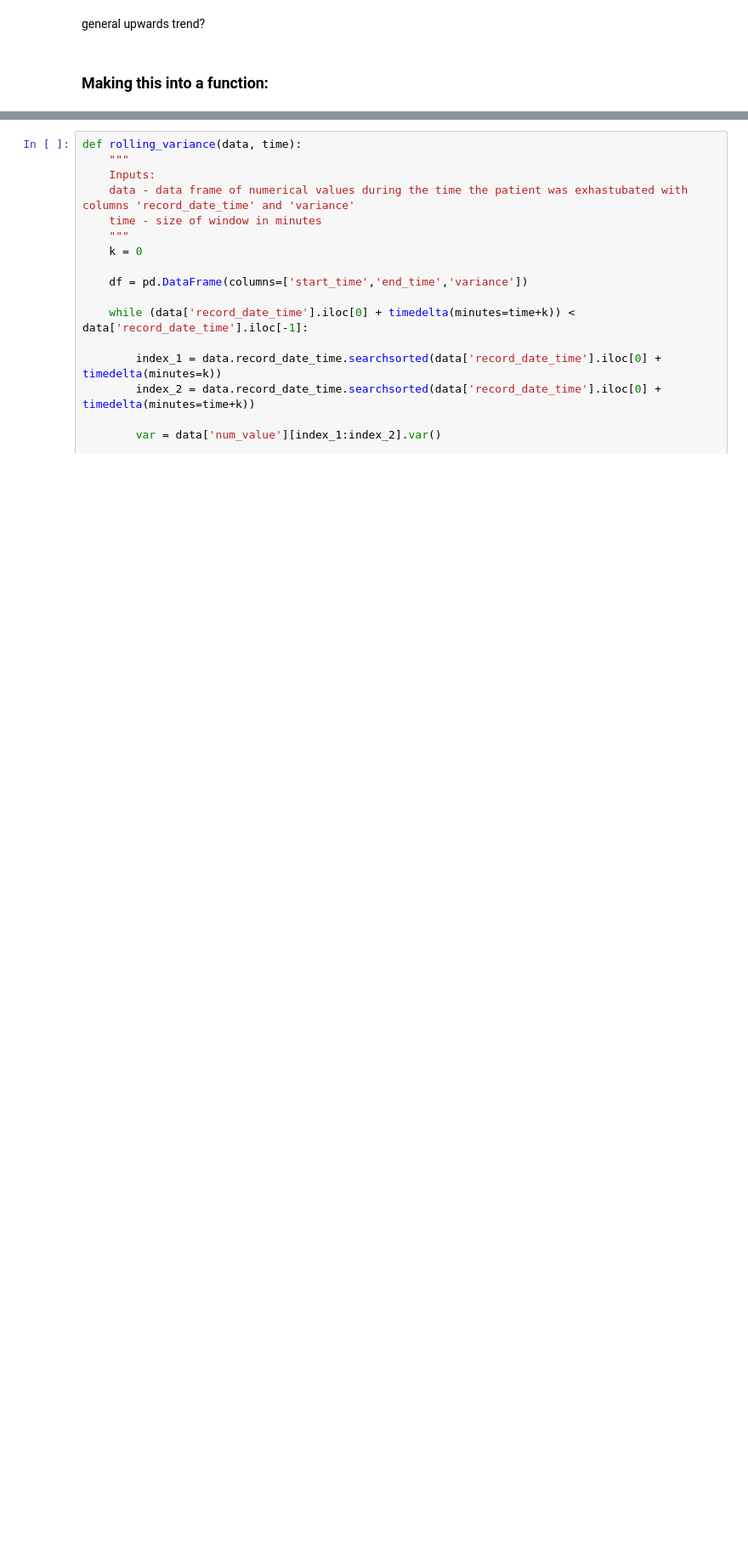
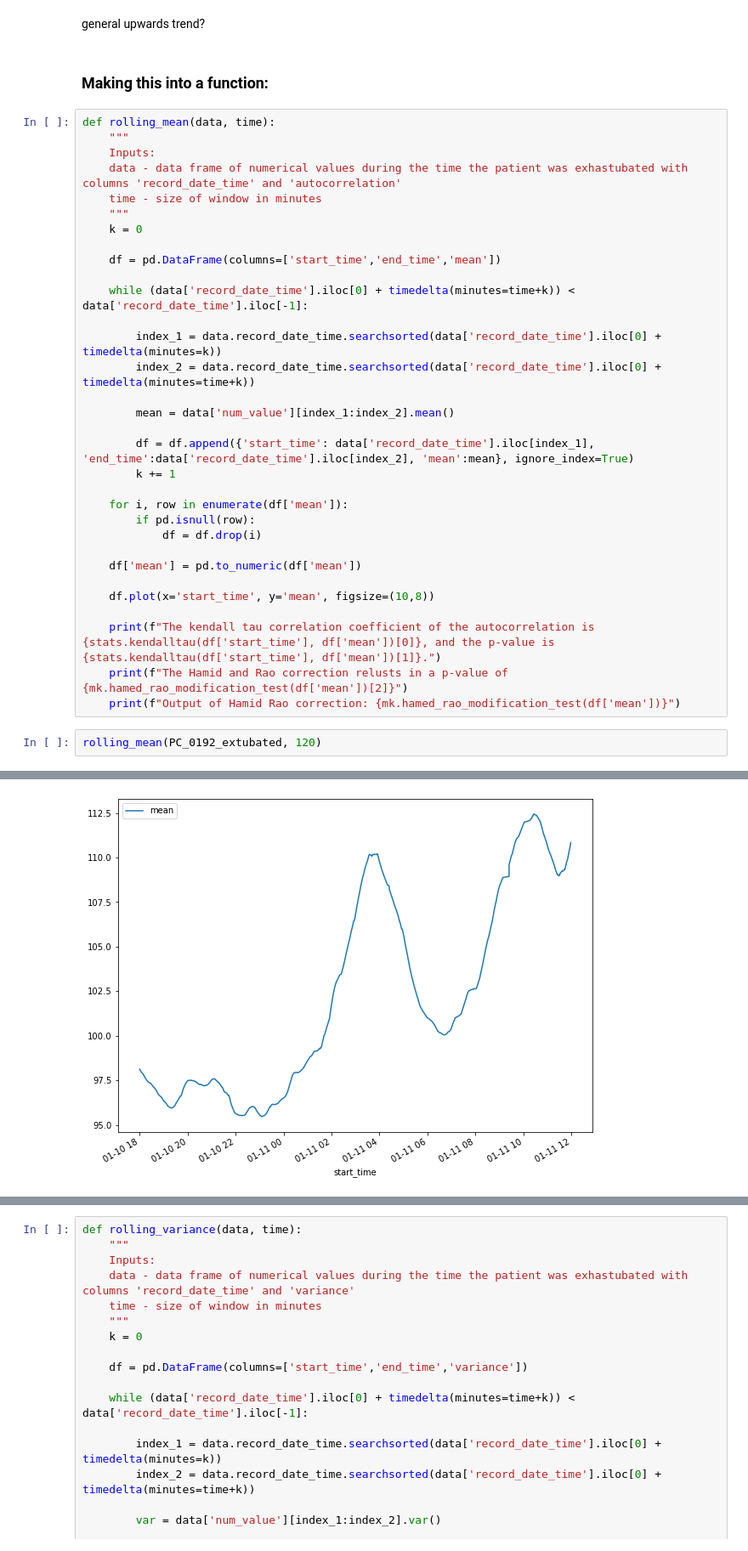
Before and after one commit to l-khali/old_In2Research, a Jupyter notebook: PC-0192_analysis.ipynb, the cells around one changed output, grey strips where cells are left out. Shown at 85% size. Cells and saved outputs as stored; diff of their text form; blank space fills up the shorter version.

Commit message:
mean function

```diff
--- a/PC-0192_analysis.ipynb
+++ b/PC-0192_analysis.ipynb
@@ -426,3 +426,38 @@ The correlation coefficient of the autocorrelation is 1.0 which is strong positi
 general upwards trend?
 # %% [markdown]
 ### Making this into a function:
+# %%
+def rolling_mean(data, time):
+    """
+    Inputs:
+    data - data frame of numerical values during the time the patient was exhastubated with columns 'record_date_time' and 'autocorrelation'
+    time - size of window in minutes
+    """
+    k = 0
+
+    df = pd.DataFrame(columns=['start_time','end_time','mean'])
+
+    while (data['record_date_time'].iloc[0] + timedelta(minutes=time+k)) < data['record_date_time'].iloc[-1]:
+
+        index_1 = data.record_date_time.searchsorted(data['record_date_time'].iloc[0] + timedelta(minutes=k))
+        index_2 = data.record_date_time.searchsorted(data['record_date_time'].iloc[0] + timedelta(minutes=time+k))
+
+        mean = data['num_value'][index_1:index_2].mean()
+
+        df = df.append({'start_time': data['record_date_time'].iloc[index_1], 'end_time':data['record_date_time'].iloc[index_2], 'mean':mean}, ignore_index=True)
+        k += 1
+
+    for i, row in enumerate(df['mean']):
+        if pd.isnull(row):
+            df = df.drop(i)
+
+    df['mean'] = pd.to_numeric(df['mean'])
+
+    df.plot(x='start_time', y='mean', figsize=(10,8))
+
+    print(f"The kendall tau correlation coefficient of the autocorrelation is {stats.kendalltau(df['start_time'], df['mean'])[0]}, and the p-value is {stats.kendalltau(df['start_time'], df['mean'])[1]}.")
+    print(f"The Hamid and Rao correction relusts in a p-value of {mk.hamed_rao_modification_test(df['mean'])[2]}")
+    print(f"Output of Hamid Rao correction: {mk.hamed_rao_modification_test(df['mean'])}")
+# %%
+rolling_mean(PC_0192_extubated, 120)
+# %% [output]
@@ -428,0 +467 @@ general upwards trend?
+[figure, added]
```
Also changed, not shown: parts of 6 cells of this notebook.
